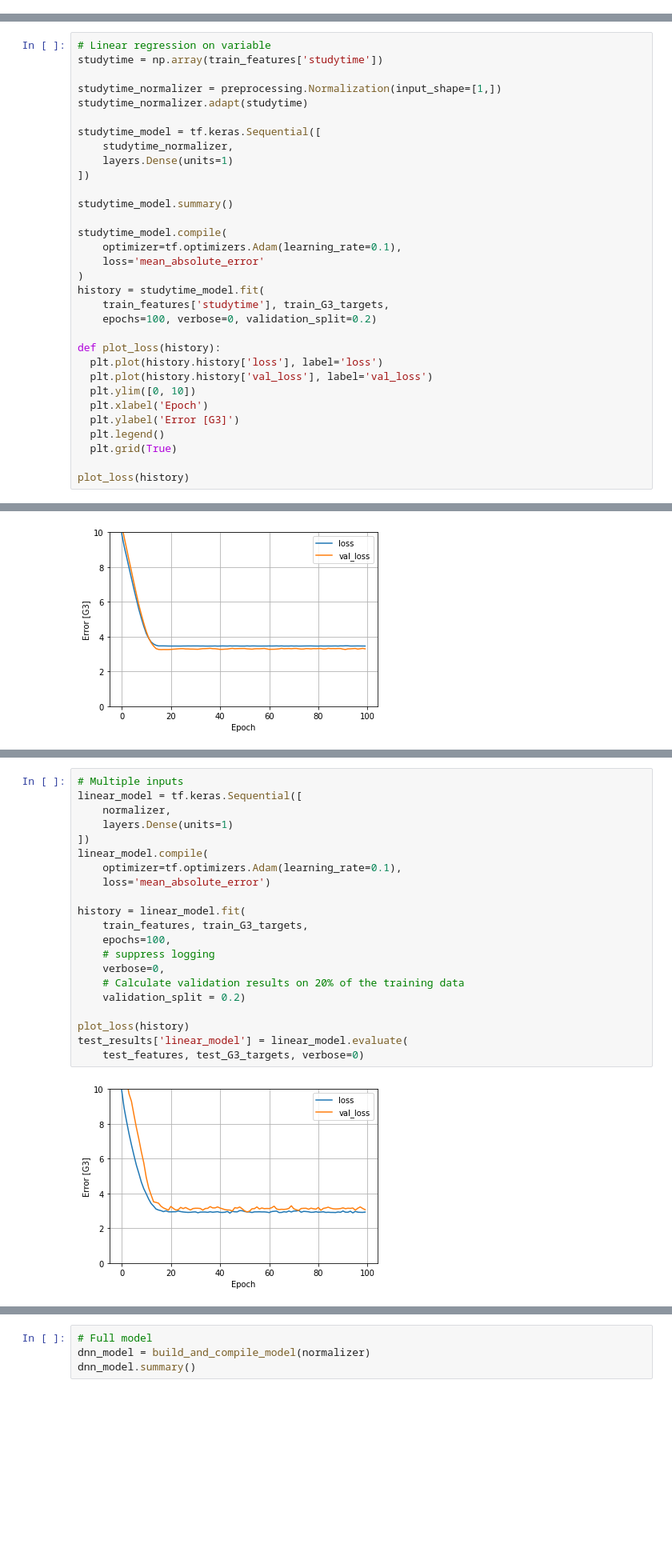
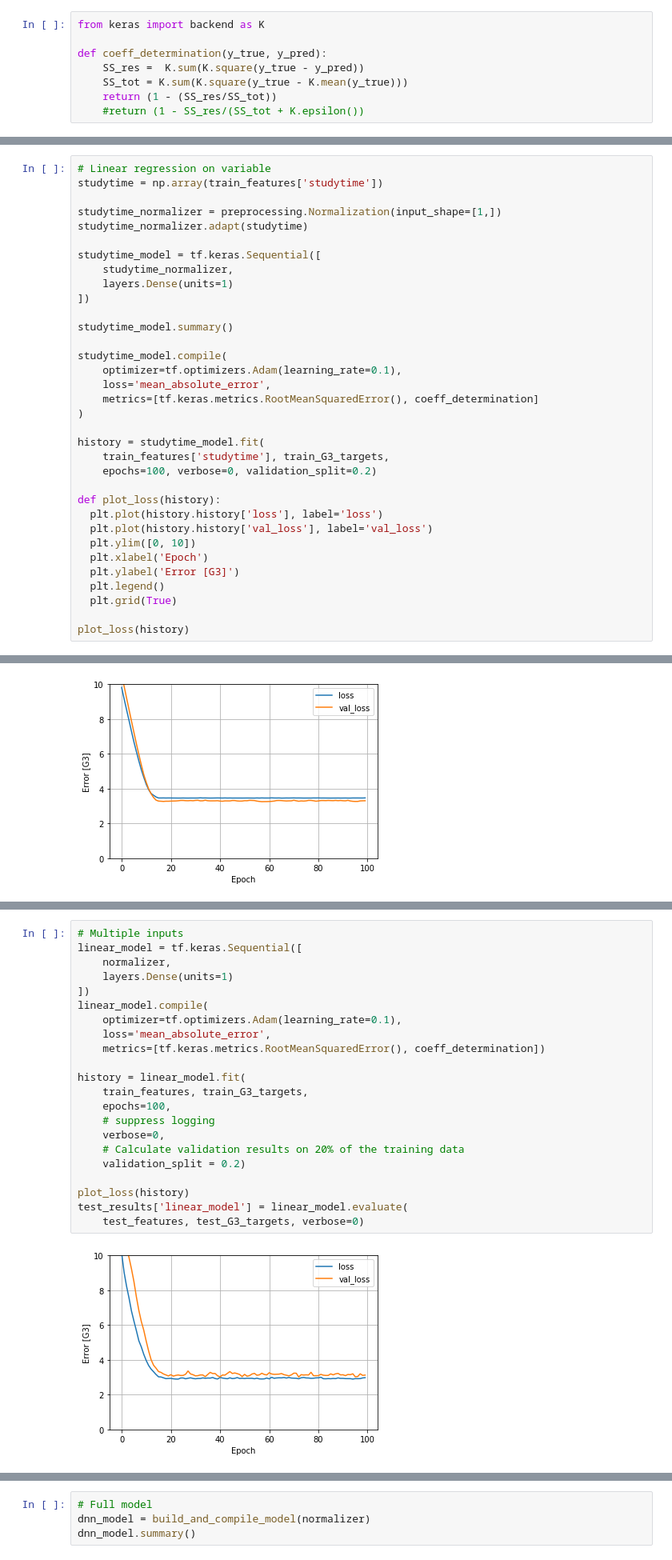
Before and after one commit to SzilvasiPeter/Diploma-project, a Jupyter notebook: Source/06StudentPerformance/StudentPerformancePerdictionANN.ipynb, the cells around one changed output, grey strips where cells are left out. Shown at 80% size. Drawn from its saved outputs; the diff is of its cells as text; blank space fills up the shorter version.

Commit message:
Separate the literature and own project. Mention data and goal for own ANN solution. Create custom r2 score. Metrics tables made better.

```diff
--- a/Source/06StudentPerformance/StudentPerformancePerdictionANN.ipynb
+++ b/Source/06StudentPerformance/StudentPerformancePerdictionANN.ipynb
@@ -81,3 +81,11 @@ Normalized:  [[-0.9208  0.2362  0.5285 -0.6409  1.1251  1.3622  0.741   1.1438 -
   -0.2147 -0.1254 -0.5454 -0.2288  0.3277 -0.206   0.3529 -0.3529 -0.3586
    0.3586 -0.3969 -0.3298 -0.7668 -0.5627  2.3343 -0.2153 -0.2153 -1.0999
   -0.6213  3.2717  1.2866 -0.636  -0.3357 -0.553  -0.553   0.6705 -0.2867]]
+# %%
+from keras import backend as K
+
+def coeff_determination(y_true, y_pred):
+    SS_res =  K.sum(K.square(y_true - y_pred))
+    SS_tot = K.sum(K.square(y_true - K.mean(y_true)))
+    return (1 - (SS_res/SS_tot))
+    #return (1 - SS_res/(SS_tot + K.epsilon())
@@ -97,8 +107,10 @@ studytime_model.summary()
 
 studytime_model.compile(
     optimizer=tf.optimizers.Adam(learning_rate=0.1),
-    loss='mean_absolute_error'
+    loss='mean_absolute_error',
+    metrics=[tf.keras.metrics.RootMeanSquaredError(), coeff_determination]
 )
+
 history = studytime_model.fit(
     train_features['studytime'], train_G3_targets,
     epochs=100, verbose=0, validation_split=0.2)
@@ -150,26 +162,27 @@ plot_studytime(x,y)
 # %%
 # Multiple inputs
 linear_model = tf.keras.Sequential([
     normalizer,
     layers.Dense(units=1)
 ])
 linear_model.compile(
     optimizer=tf.optimizers.Adam(learning_rate=0.1),
-    loss='mean_absolute_error')
+    loss='mean_absolute_error',
+    metrics=[tf.keras.metrics.RootMeanSquaredError(), coeff_determination])
 
 history = linear_model.fit(
     train_features, train_G3_targets,
     epochs=100,
     # suppress logging
     verbose=0,
     # Calculate validation results on 20% of the training data
     validation_split = 0.2)
 
 plot_loss(history)
 test_results['linear_model'] = linear_model.evaluate(
     test_features, test_G3_targets, verbose=0)
 # %% [output]
-[figure, old version]
+[figure, new version]
 # %%
 # DNN regression
 def build_and_compile_model(norm):
```
Also changed, not shown: parts of 7 cells of this notebook, 2 other files.
